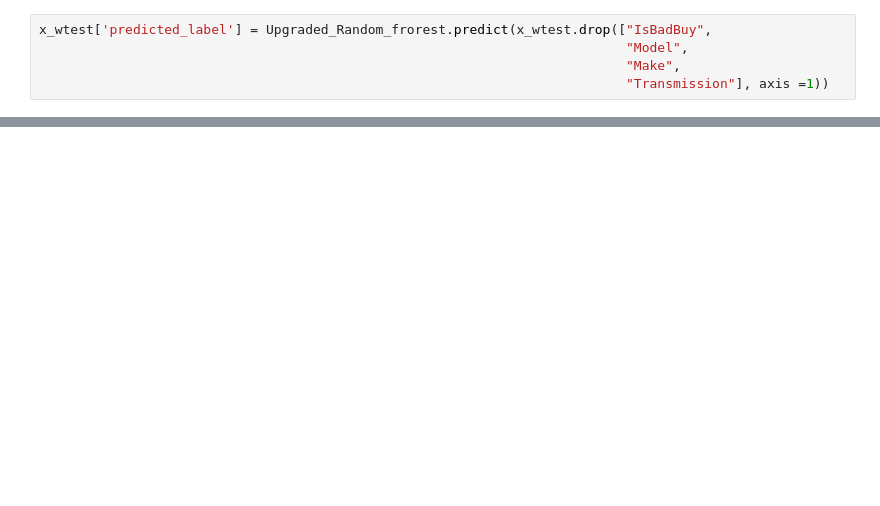
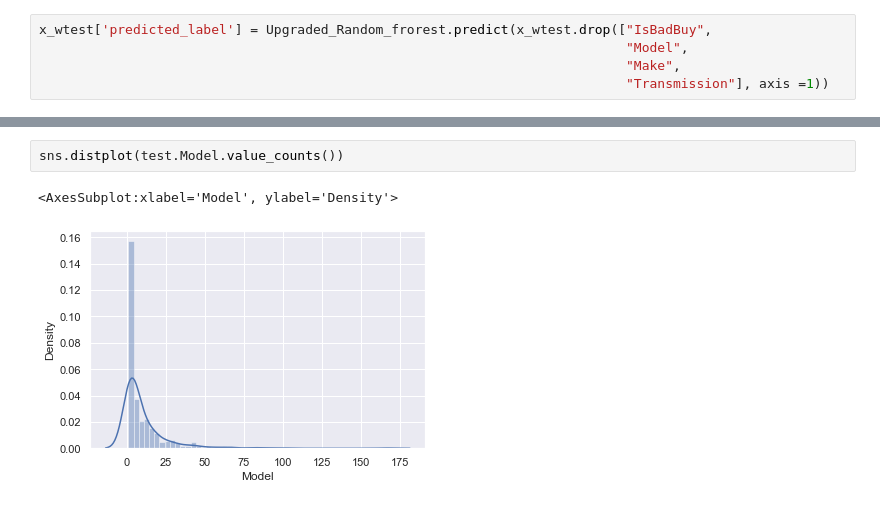
Before and after one commit to azizharouna/KickIT, a Jupyter notebook: kickit_3_0.ipynb, the cells around one changed output, grey strips where cells are left out. Drawn from its saved outputs; the diff is of its cells as text; blank space fills up the shorter version.

```diff
--- a/kickit_3_0.ipynb
+++ b/kickit_3_0.ipynb
@@ -410,0 +481,5 @@ array([[1205,  803],
+# %%
+sns.distplot(test.Model.value_counts())
+# %% [output]
+<AxesSubplot:xlabel='Model', ylabel='Density'>
+[figure, added]
```
Also changed, not shown: parts of 62 cells of this notebook, 3 other files.
